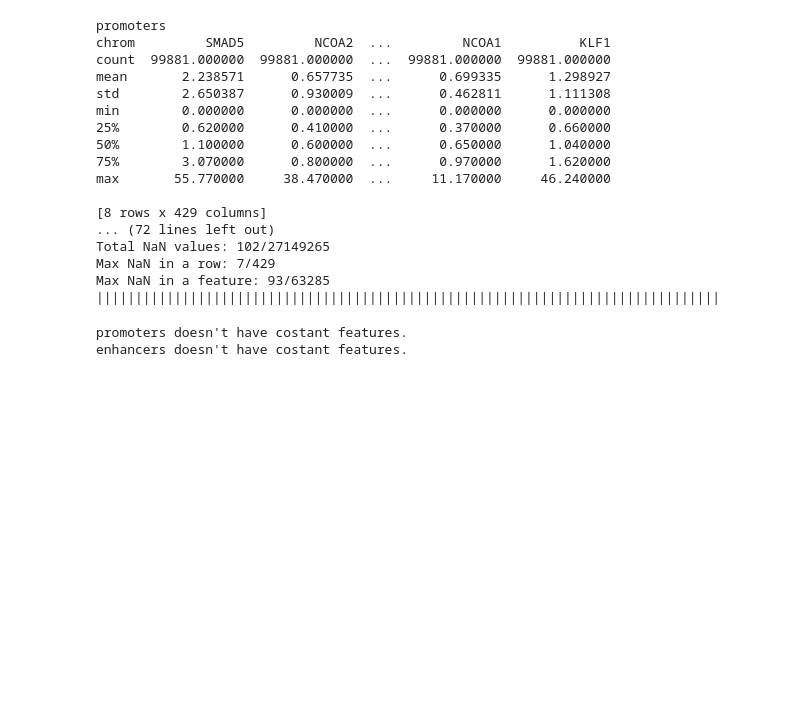
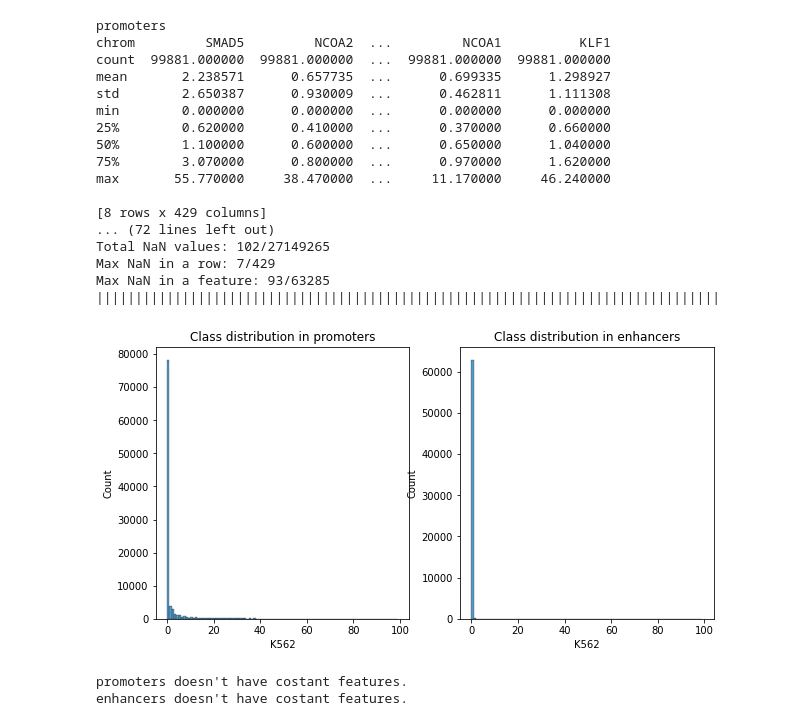
Before and after one commit to Stefano-t/multimodal-k562-cell-line-prediction, a Jupyter notebook: k562_prediction.ipynb, the cells around one changed output. Saved outputs shown, nothing was run; the diff lists cells and outputs as text; code cells hidden in the pictures; blank space fills up the shorter version.

```diff
--- a/k562_prediction.ipynb
+++ b/k562_prediction.ipynb
@@ -93,6 +111,24 @@ Total NaN values: 102/27149265
 Max NaN in a row: 7/429
 Max NaN in a feature: 93/63285
 ||||||||||||||||||||||||||||||||||||||||||||||||||||||||||||||||||||||||||||||||
+# %%
+# class balance
+
+import seaborn as sbn
+
+_, axes = plt.subplots(ncols=2, figsize=(10, 5))
+
+#for axis, (region, y) in zip(axes.ravel(), labels.items()):
+    #y.hist(ax=axis, bins=10)
+    #axis.set_title(f"Classes count in {region}")
+
+bins = np.arange(0, 100, 1)
+
+for axis, (region, y) in zip(axes.ravel(), labels.items()):
+    sbn.histplot(data=y, x=cell_line, bins=bins, ax=axis)
+    axis.set_title(f"Class distribution in {region}")
+# %% [output]
+[figure, added]
 # %%
 def drop_constant_features(X: pd.DataFrame) -> (pd.DataFrame, bool):
     """Return a DataFrame without constant features in in.
```
Also changed, not shown: parts of 6 cells of this notebook.
